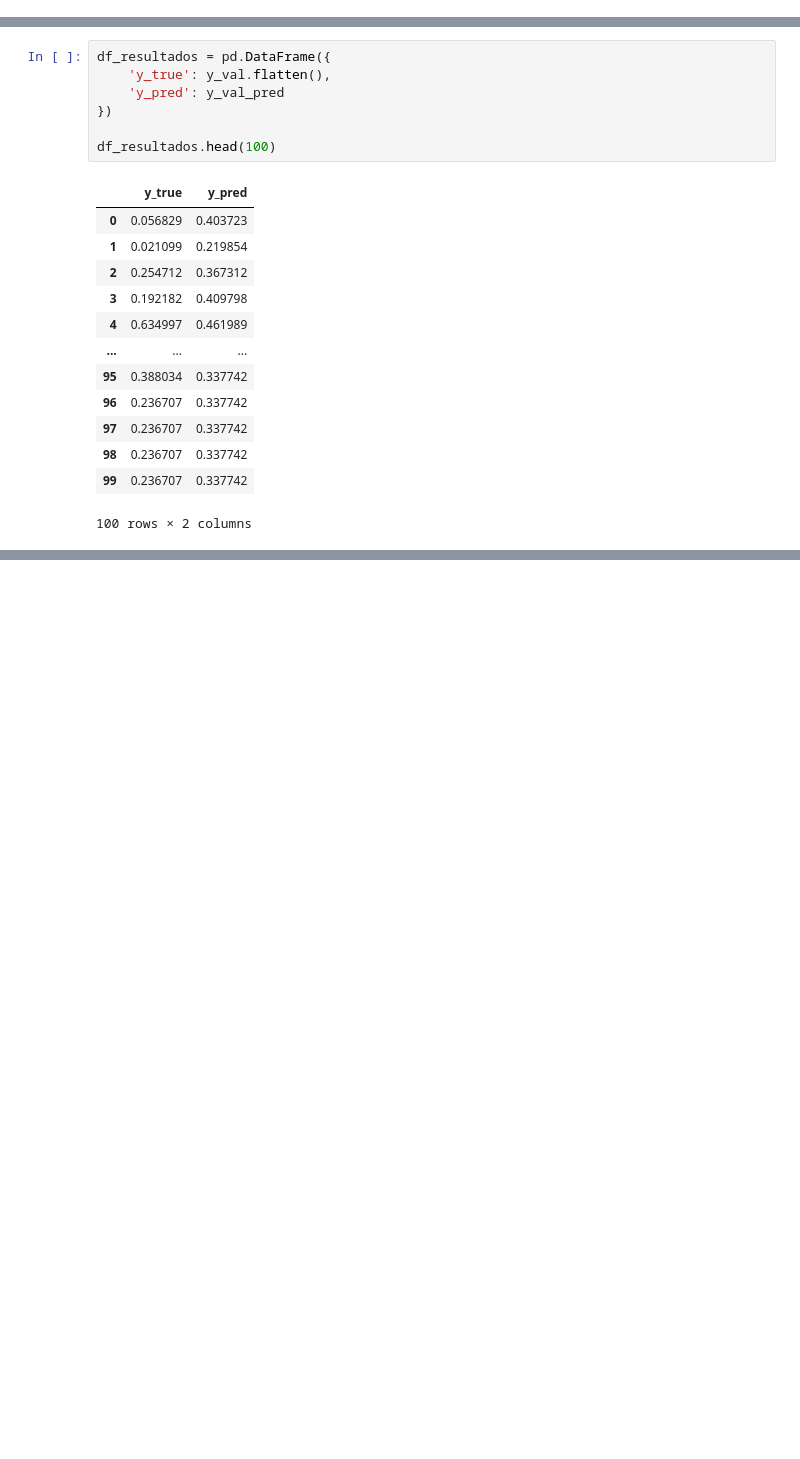
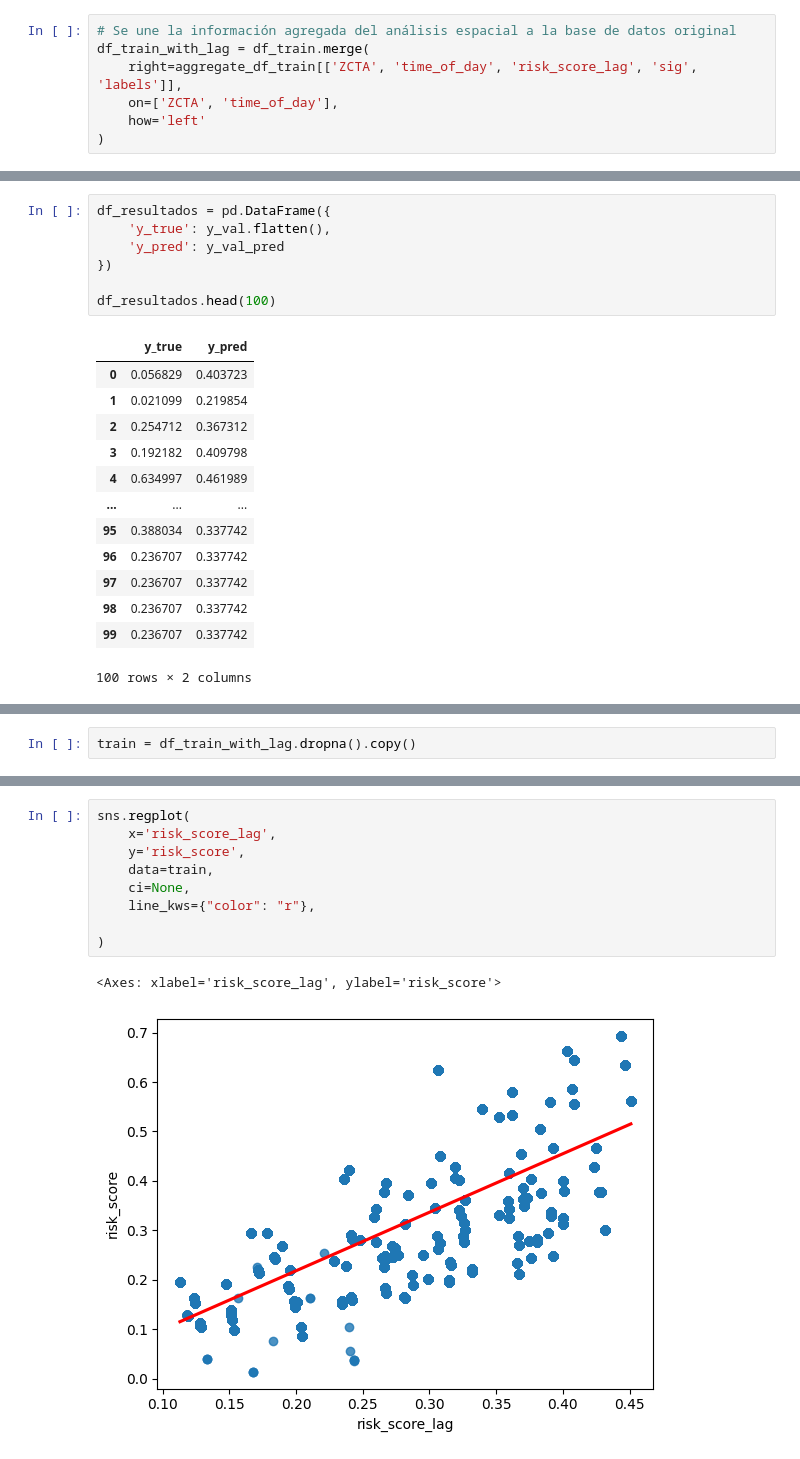
Before and after one commit to dnunez29/Trabajo-Final-Graduacion, a Jupyter notebook: Scripts/TFM_DanielNunez_ModeloGeoespacial.ipynb, the cells around one changed output, grey strips where cells are left out. Cells and saved outputs as stored; diff of their text form; blank space fills up the shorter version.

```diff
--- a/Scripts/TFM_DanielNunez_ModeloGeoespacial.ipynb
+++ b/Scripts/TFM_DanielNunez_ModeloGeoespacial.ipynb
@@ -403,3 +429,10 @@ LL                 36
 LH                 10
 HL                  3
 Name: count, dtype: int64
+# %%
+# Se une la información agregada del análisis espacial a la base de datos original
+df_train_with_lag = df_train.merge(
+    right=aggregate_df_train[['ZCTA', 'time_of_day', 'risk_score_lag', 'sig', 'labels']],
+    on=['ZCTA', 'time_of_day'],
+    how='left'
+)
@@ -730,0 +825,2 @@ df_resultados.head(100)
+# %%
+train = df_train_with_lag.dropna().copy()
@@ -730,0 +841,12 @@ df_resultados.head(100)
+# %%
+sns.regplot(
+    x='risk_score_lag',
+    y='risk_score',
+    data=train,
+    ci=None,
+    line_kws={"color": "r"},
+
+)
+# %% [output]
+<Axes: xlabel='risk_score_lag', ylabel='risk_score'>
+[figure, added]
```
Also changed, not shown: parts of 96 cells of this notebook, 2 other files.
